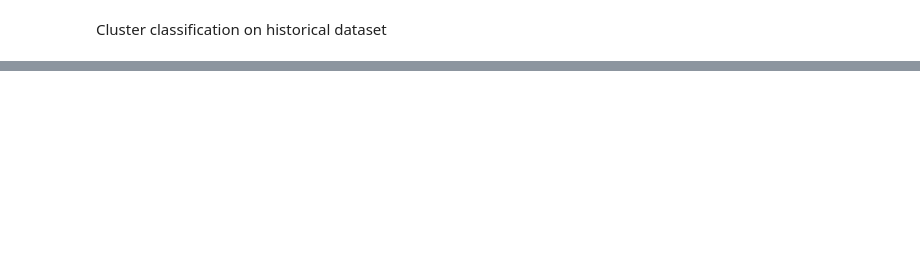
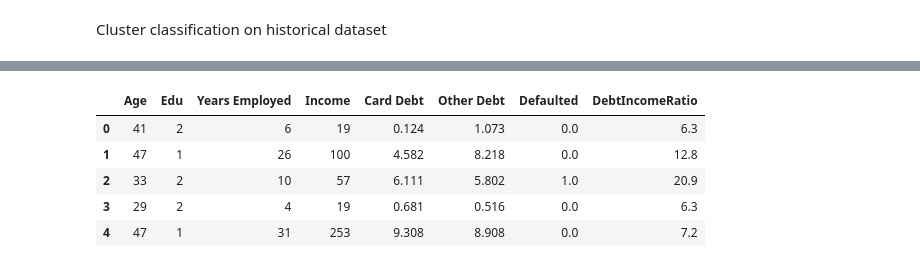
Before and after one commit to Damwid99/Learning, a Jupyter notebook: source/K-Means.ipynb, the cells around one changed output, grey strips where cells are left out. Drawn from its saved outputs; the diff is of its cells as text; code cells hidden in the pictures; blank space fills up the shorter version.

```diff
--- a/source/K-Means.ipynb
+++ b/source/K-Means.ipynb
@@ -59,0 +84,11 @@ Cluster classification on historical dataset
+# %%
+cust_df=cust_df.drop('Address', axis=1)
+cust_df=cust_df.drop('Customer Id', axis=1)
+cust_df.head()
+# %% [output]
+|  | Age | Edu | Years Employed | Income | Card Debt | Other Debt | Defaulted | DebtIncomeRatio |
+| 0 | 41 | 2 | 6 | 19 | 0.124 | 1.073 | 0.0 | 6.3 |
+| 1 | 47 | 1 | 26 | 100 | 4.582 | 8.218 | 0.0 | 12.8 |
+| 2 | 33 | 2 | 10 | 57 | 6.111 | 5.802 | 1.0 | 20.9 |
+| 3 | 29 | 2 | 4 | 19 | 0.681 | 0.516 | 0.0 | 6.3 |
+| 4 | 47 | 1 | 31 | 253 | 9.308 | 8.908 | 0.0 | 7.2 |
```
Also changed, not shown: parts of 11 cells of this notebook, 1 other file.
